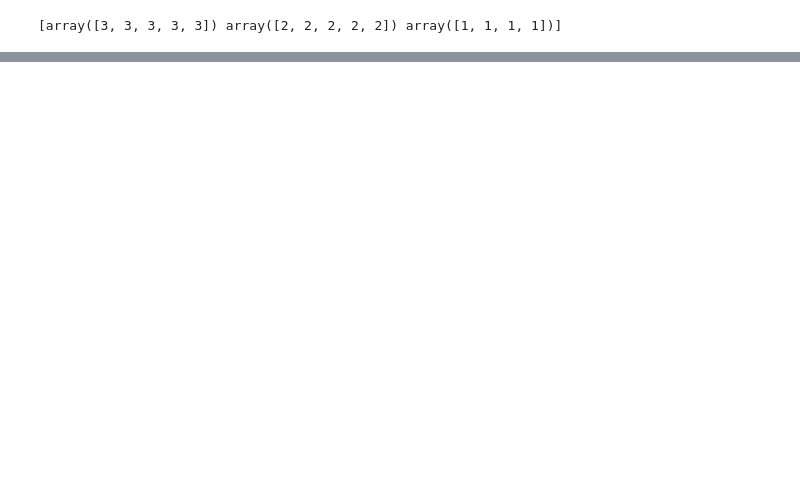
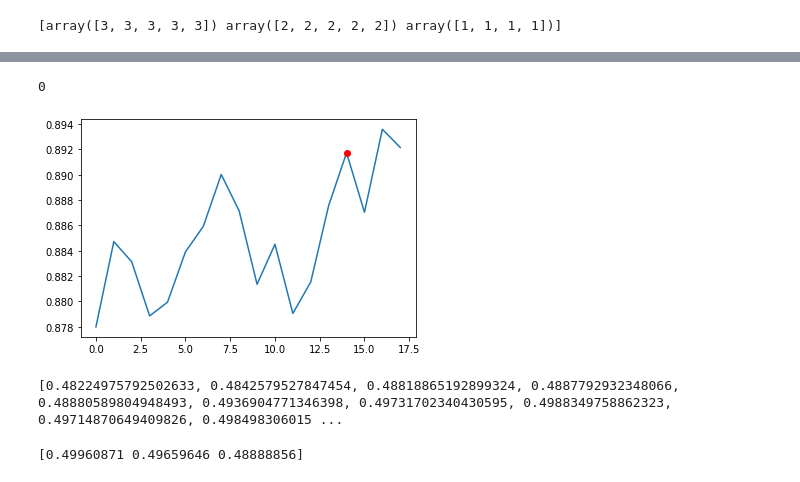
Before and after one commit to ajmal017/hack-the-stonk, a Jupyter notebook: RNN notebook.ipynb, the cells around one changed output, grey strips where cells are left out. Drawn from its saved outputs; the diff is of its cells as text; code cells hidden in the pictures; blank space fills up the shorter version.

Commit message:
sanity checks

```diff
--- a/RNN notebook.ipynb
+++ b/RNN notebook.ipynb
@@ -213,7 +215,7 @@ for i in y_train:
         zeros += 1
 balanced_x_train = np.zeros((2*min(ones,zeros), historical_size, daily_data_size))
 balanced_y_train = np.zeros((2*min(ones,zeros)))
-
+balanced_sanity_train = np.zeros((2*min(ones,zeros), 3))
 
 # Insert ones
 index = 0
@@ -221,6 +223,7 @@ for i in range (len(x_train)):
     if (y_train[i] == 1):
         balanced_x_train[index] = x_train[i]
         balanced_y_train[index] = y_train[i]
+        balanced_sanity_train[index] = sanity_train[i]
         index += 1
 
     if (index == min(ones, zeros)):
@@ -231,6 +234,7 @@ for i in range (len(x_train)):
     if (y_train[i] == 0):
         balanced_x_train[index] = x_train[i]
         balanced_y_train[index] = y_train[i]
+        balanced_sanity_train[index] = sanity_train[i]
         index += 1
 
     if (index == len(balanced_x_train)):
@@ -246,7 +250,7 @@ for i in y_test:
         zeros += 1
 balanced_x_test = np.zeros((2*min(ones,zeros), historical_size, daily_data_size))
 balanced_y_test = np.zeros((2*min(ones,zeros)))
-
+balanced_sanity_test = np.zeros((2*min(ones,zeros), 3))
 
 # Insert ones
 index = 0
@@ -254,6 +258,7 @@ for i in range (len(x_test)):
     if (y_test[i] == 1):
         balanced_x_test[index] = x_test[i]
         balanced_y_test[index] = y_test[i]
+        balanced_sanity_test[index] = sanity_test[i]
         index += 1
 
     if (index == min(ones, zeros)):
@@ -264,6 +269,7 @@ for i in range (len(x_test)):
     if (y_test[i] == 0):
         balanced_x_test[index] = x_test[i]
         balanced_y_test[index] = y_test[i]
+        balanced_sanity_test[index] = sanity_test[i]
         index += 1
 
     if (index == len(balanced_x_test)):
@@ -274,9 +294,11 @@ randomize_training = np.arange(len(balanced_x_train))
 np.random.shuffle(randomize_training)
 balanced_x_train = balanced_x_train[[randomize_training]]
 balanced_y_train = balanced_y_train[[randomize_training]]
+balanced_sanity_train = balanced_sanity_train[[randomize_training]]
 
 # Shuffle testing data
 randomize_testing = np.arange(len(balanced_x_test))
 np.random.shuffle(randomize_testing)
 balanced_x_test = balanced_x_test[[randomize_testing]]
 balanced_y_test = balanced_y_test[[randomize_testing]]
+balanced_sanity_test = balanced_sanity_test[[randomize_testing]]
@@ -357,0 +445,18 @@ print(x_train.shape)
+# %%
+i = 22
+prices = [xs[0] for xs in balanced_x_test[i]] + list(balanced_sanity_test[i])
+plt.plot(prices)
+plt.plot(14, prices[14], 'ro')
+print(balanced_y_test[i])
+plt.show()
+# %% [output]
+0
+[figure, added]
+# %%
+print([xs[0] for xs in balanced_x_train[i]])
+# %% [output]
+[0.48224975792502633, 0.4842579527847454, 0.48818865192899324, 0.4887792932348066, 0.48880589804948493, 0.4936904771346398, 0.49731702340430595, 0.4988349758862323, 0.49714870649409826, 0.498498306015 ...
+# %%
+print(balanced_sanity_train[i])
+# %% [output]
+[0.49960871 0.49659646 0.48888856]
```
Also changed, not shown: parts of 16 cells of this notebook.
